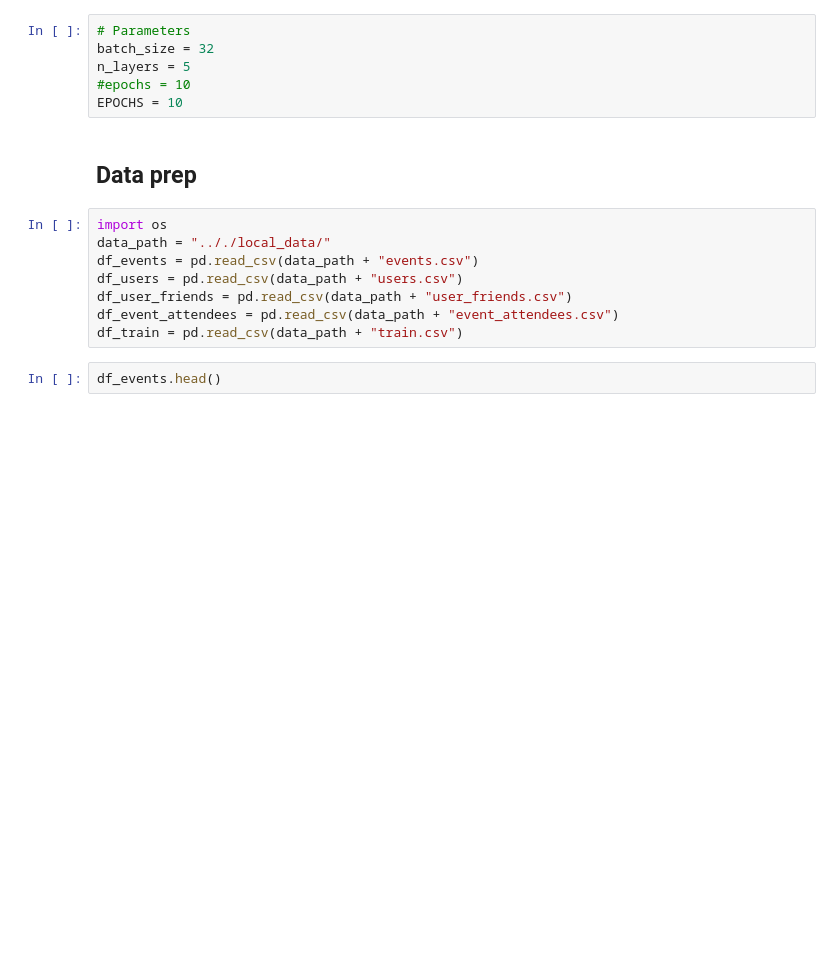
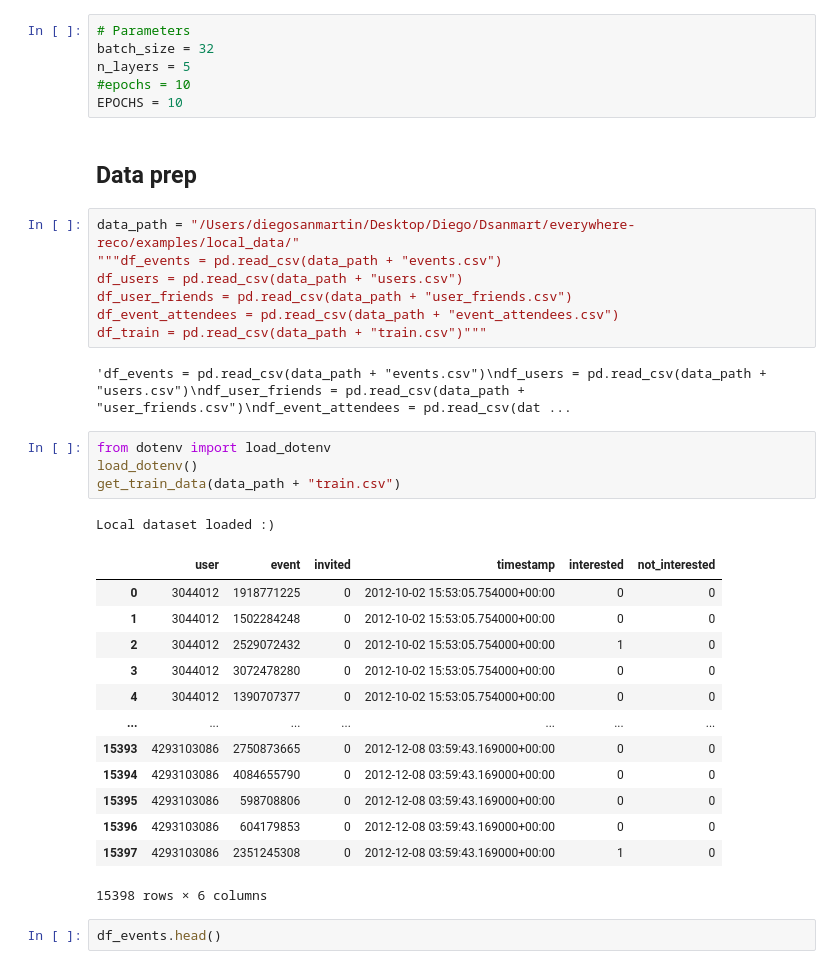
Before and after one commit to dsanmart/everywhere-reco, a Jupyter notebook: examples/models/model1.ipynb, the cells around one changed output. Cells and saved outputs as stored; diff of their text form; blank space fills up the shorter version.

```diff
--- a/examples/models/model1.ipynb
+++ b/examples/models/model1.ipynb
@@ -26,13 +31,33 @@ EPOCHS = 10
 # %% [markdown]
 ## Data prep
 # %%
-import os
-data_path = ".././local_data/"
-df_events = pd.read_csv(data_path + "events.csv")
+data_path = "/Users/diegosanmartin/Desktop/Diego/Dsanmart/everywhere-reco/examples/local_data/"
+"""df_events = pd.read_csv(data_path + "events.csv")
 df_users = pd.read_csv(data_path + "users.csv")
 df_user_friends = pd.read_csv(data_path + "user_friends.csv")
 df_event_attendees = pd.read_csv(data_path + "event_attendees.csv")
-df_train = pd.read_csv(data_path + "train.csv")
+df_train = pd.read_csv(data_path + "train.csv")"""
+# %% [output]
+'df_events = pd.read_csv(data_path + "events.csv")\ndf_users = pd.read_csv(data_path + "users.csv")\ndf_user_friends = pd.read_csv(data_path + "user_friends.csv")\ndf_event_attendees = pd.read_csv(dat ...
+# %%
+from dotenv import load_dotenv
+load_dotenv()
+get_train_data(data_path + "train.csv")
+# %% [output]
+Local dataset loaded :)
+|  | user | event | invited | timestamp | interested | not_interested |
+| 0 | 3044012 | 1918771225 | 0 | 2012-10-02 15:53:05.754000+00:00 | 0 | 0 |
+| 1 | 3044012 | 1502284248 | 0 | 2012-10-02 15:53:05.754000+00:00 | 0 | 0 |
+| 2 | 3044012 | 2529072432 | 0 | 2012-10-02 15:53:05.754000+00:00 | 1 | 0 |
+| 3 | 3044012 | 3072478280 | 0 | 2012-10-02 15:53:05.754000+00:00 | 0 | 0 |
+| 4 | 3044012 | 1390707377 | 0 | 2012-10-02 15:53:05.754000+00:00 | 0 | 0 |
+| ... | ... | ... | ... | ... | ... | ... |
+| 15393 | 4293103086 | 2750873665 | 0 | 2012-12-08 03:59:43.169000+00:00 | 0 | 0 |
+| 15394 | 4293103086 | 4084655790 | 0 | 2012-12-08 03:59:43.169000+00:00 | 0 | 0 |
+| 15395 | 4293103086 | 598708806 | 0 | 2012-12-08 03:59:43.169000+00:00 | 0 | 0 |
+| 15396 | 4293103086 | 604179853 | 0 | 2012-12-08 03:59:43.169000+00:00 | 0 | 0 |
+| 15397 | 4293103086 | 2351245308 | 0 | 2012-12-08 03:59:43.169000+00:00 | 1 | 0 |
+15398 rows × 6 columns
 # %%
 df_events.head()
 # %% [output]
```
Also changed, not shown: parts of 3 cells of this notebook, 3 other files.
